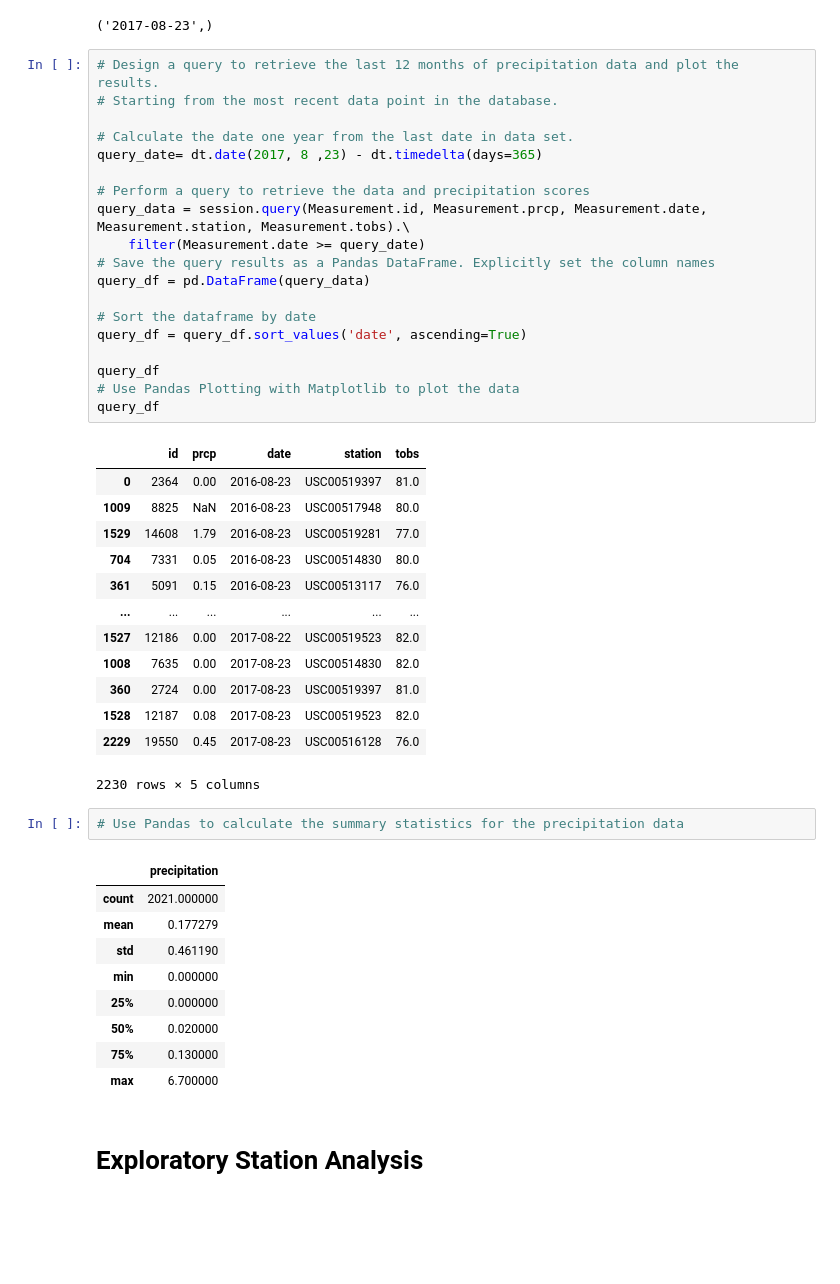
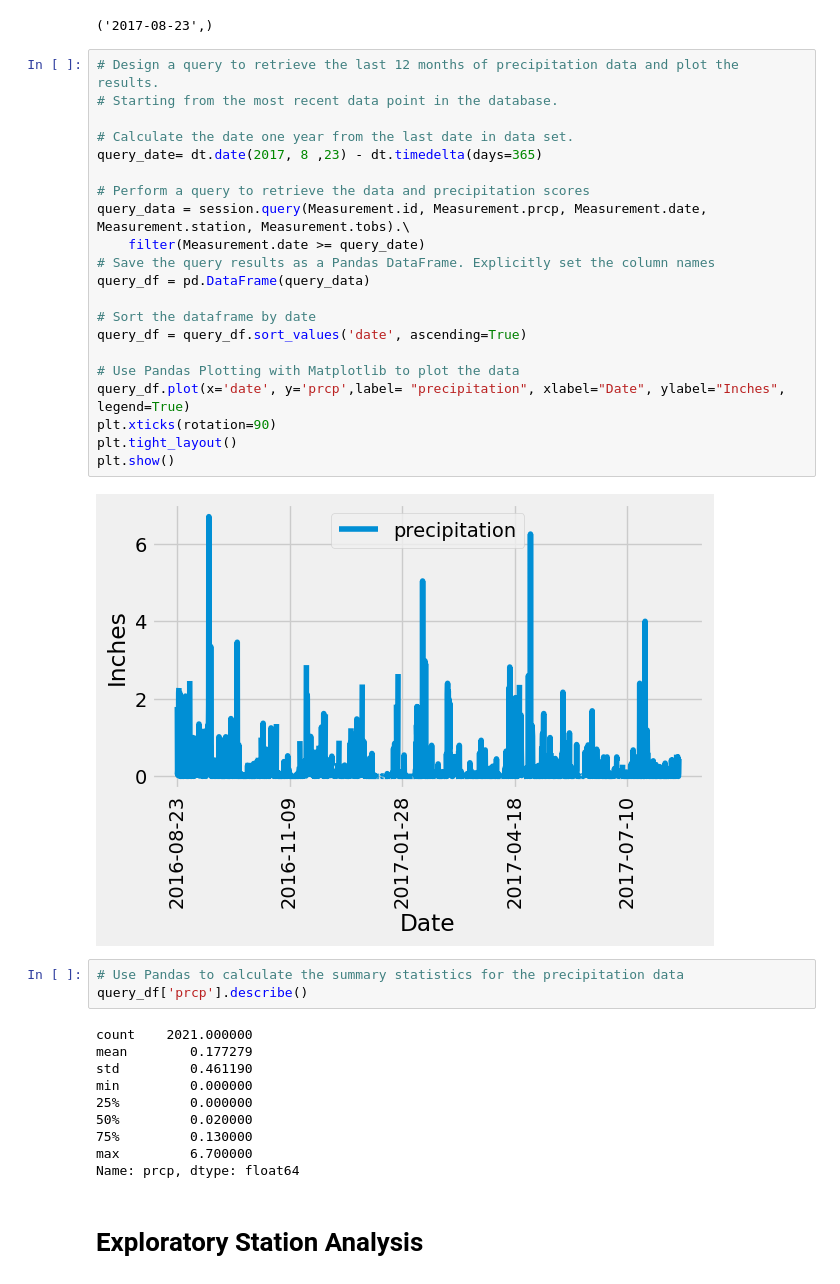
Before and after one commit to jeffreymrobertson/sqlalchemy-challenge, a Jupyter notebook: climate_starter.ipynb, the cells around one changed output. Drawn from its saved outputs; the diff is of its cells as text; blank space fills up the shorter version.

```diff
--- a/climate_starter.ipynb
+++ b/climate_starter.ipynb
@@ -57,47 +57,38 @@ first_date
 # %%
 # Design a query to retrieve the last 12 months of precipitation data and plot the results.
 # Starting from the most recent data point in the database.
 
 # Calculate the date one year from the last date in data set.
 query_date= dt.date(2017, 8 ,23) - dt.timedelta(days=365)
 
 # Perform a query to retrieve the data and precipitation scores
 query_data = session.query(Measurement.id, Measurement.prcp, Measurement.date, Measurement.station, Measurement.tobs).\
     filter(Measurement.date >= query_date)
 # Save the query results as a Pandas DataFrame. Explicitly set the column names
 query_df = pd.DataFrame(query_data)
 
 # Sort the dataframe by date
 query_df = query_df.sort_values('date', ascending=True)
 
-query_df
 # Use Pandas Plotting with Matplotlib to plot the data
-query_df
+query_df.plot(x='date', y='prcp',label= "precipitation", xlabel="Date", ylabel="Inches", legend=True)
+plt.xticks(rotation=90)
+plt.tight_layout()
+plt.show()
 # %% [output]
-|  | id | prcp | date | station | tobs |
-| 0 | 2364 | 0.00 | 2016-08-23 | USC00519397 | 81.0 |
-| 1009 | 8825 | NaN | 2016-08-23 | USC00517948 | 80.0 |
-| 1529 | 14608 | 1.79 | 2016-08-23 | USC00519281 | 77.0 |
-| 704 | 7331 | 0.05 | 2016-08-23 | USC00514830 | 80.0 |
-| 361 | 5091 | 0.15 | 2016-08-23 | USC00513117 | 76.0 |
-| ... | ... | ... | ... | ... | ... |
-| 1527 | 12186 | 0.00 | 2017-08-22 | USC00519523 | 82.0 |
-| 1008 | 7635 | 0.00 | 2017-08-23 | USC00514830 | 82.0 |
-| 360 | 2724 | 0.00 | 2017-08-23 | USC00519397 | 81.0 |
-| 1528 | 12187 | 0.08 | 2017-08-23 | USC00519523 | 82.0 |
-| 2229 | 19550 | 0.45 | 2017-08-23 | USC00516128 | 76.0 |
-2230 rows × 5 columns
+[figure, added]
 # %%
 # Use Pandas to calculate the summary statistics for the precipitation data
+query_df['prcp'].describe()
 # %% [output]
-|  | precipitation |
-| count | 2021.000000 |
-| mean | 0.177279 |
-| std | 0.461190 |
-| min | 0.000000 |
-| 25% | 0.000000 |
-| 50% | 0.020000 |
-| 75% | 0.130000 |
-| max | 6.700000 |
+count    2021.000000
+mean        0.177279
+std         0.461190
+min         0.000000
+25%         0.000000
+50%         0.020000
+75%         0.130000
+max         6.700000
+Name: prcp, dtype: float64
 # %% [markdown]
 # Exploratory Station Analysis
```
Also changed, not shown: parts of 8 cells of this notebook, 1 other file.
